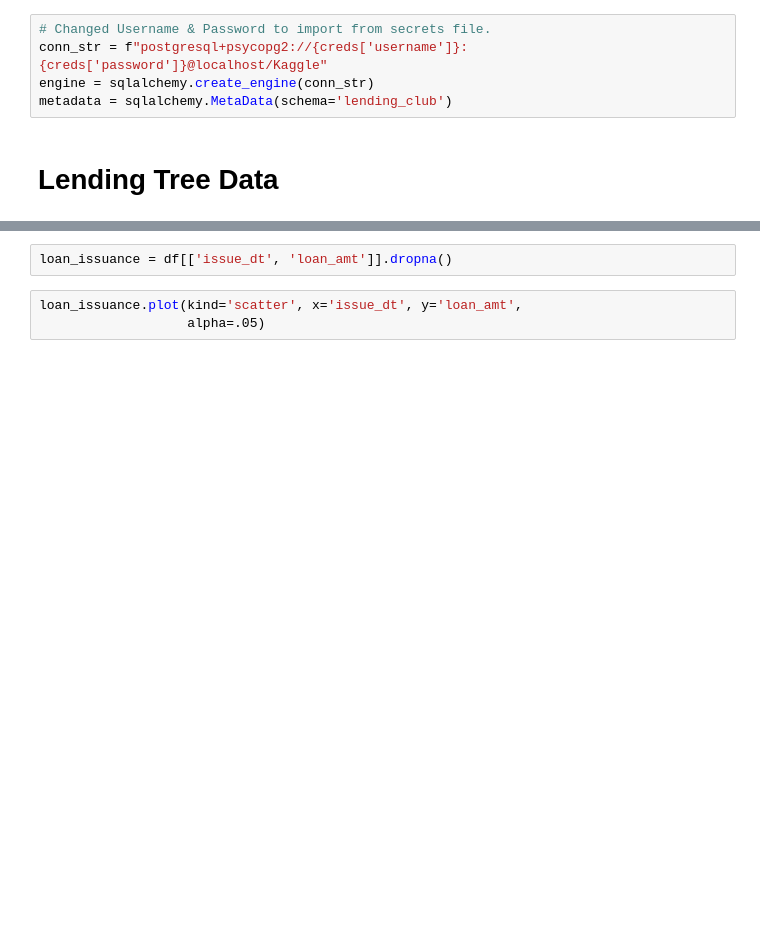
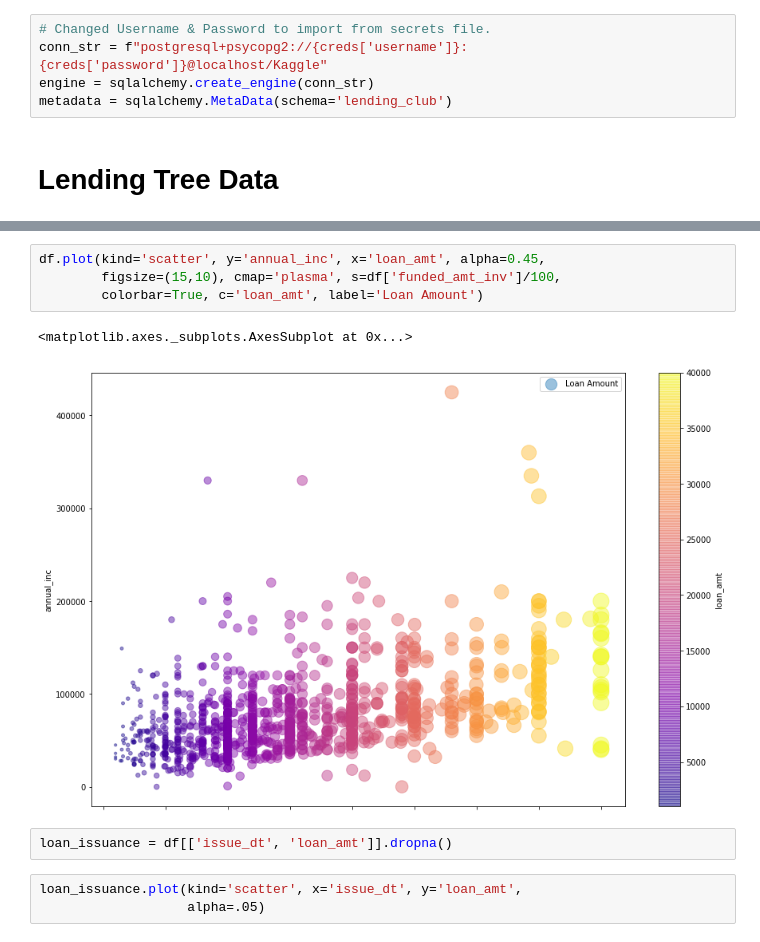
Before and after one commit to datawolf19/hands-on-ml, a Jupyter notebook: Lending Club.ipynb, the cells around one changed output, grey strips where cells are left out. Saved outputs shown, nothing was run; the diff lists cells and outputs as text; blank space fills up the shorter version.

```diff
--- a/Lending Club.ipynb
+++ b/Lending Club.ipynb
@@ -30,3 +32,10 @@ df.loan_amt.hist(bins=10)
+# %%
+df.plot(kind='scatter', y='annual_inc', x='loan_amt', alpha=0.45,
+        figsize=(15,10), cmap='plasma', s=df['funded_amt_inv']/100,
+        colorbar=True, c='loan_amt', label='Loan Amount')
+# %% [output]
+<matplotlib.axes._subplots.AxesSubplot at 0x...>
+[figure, added]
 # %%
 loan_issuance = df[['issue_dt', 'loan_amt']].dropna()
 # %%
```
Also changed, not shown: parts of 3 cells of this notebook, 1 other file.
